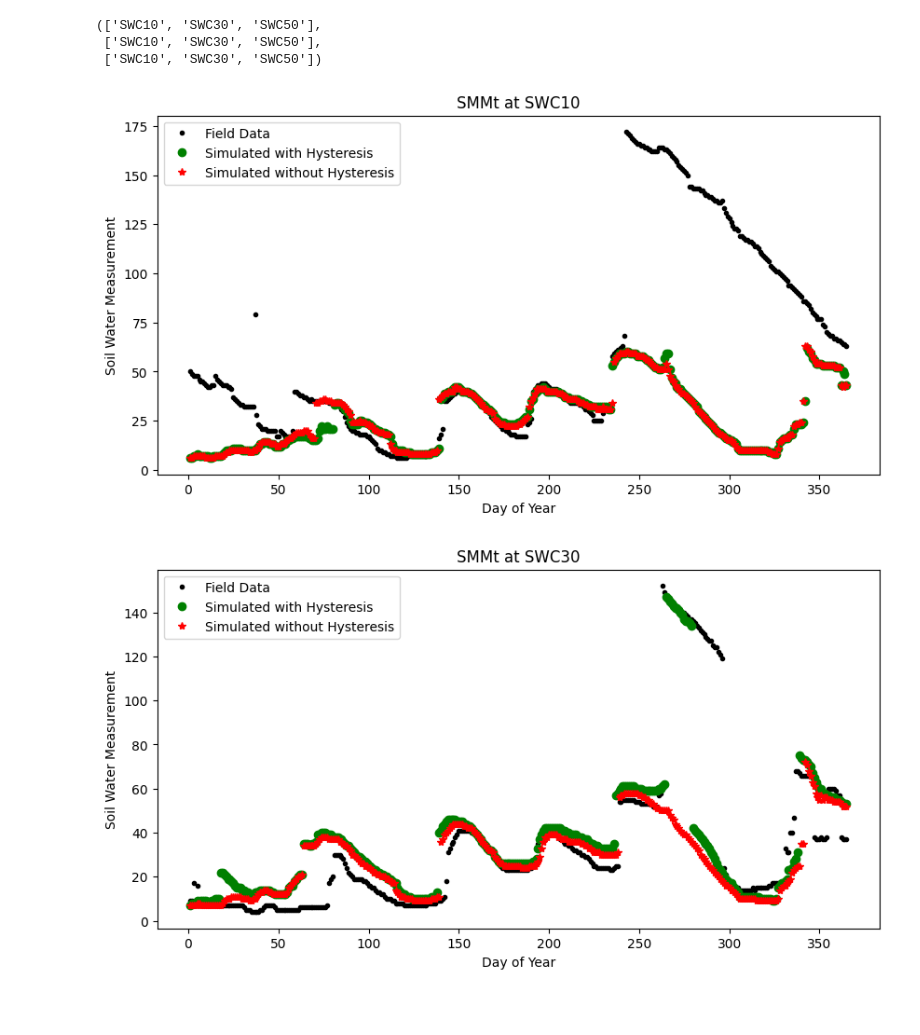
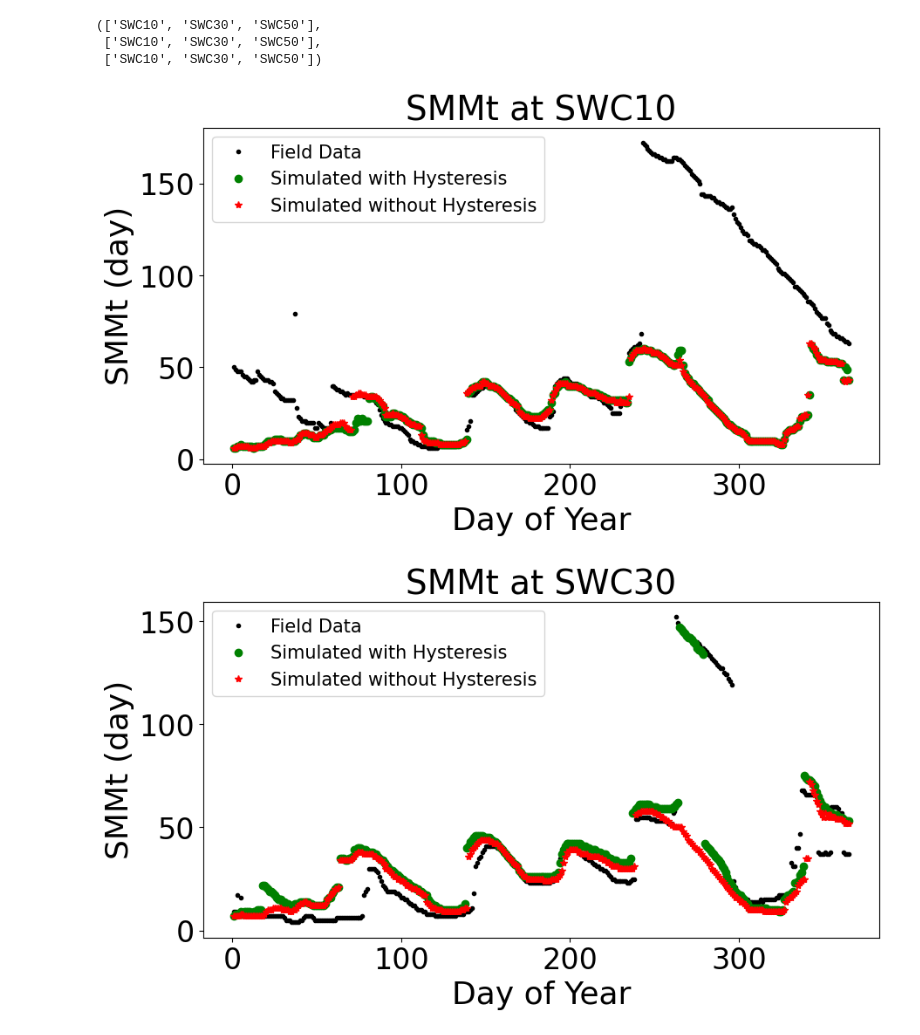
Before and after one commit to SIMA-SOIL/SIMA-SOIL, a Jupyter notebook: time series charts.ipynb, the cells around one changed output. Drawn from its saved outputs; the diff is of its cells as text; code cells hidden in the pictures; blank space fills up the shorter version.

```diff
--- a/time series charts.ipynb
+++ b/time series charts.ipynb
@@ -56,29 +65,31 @@ field_sheet_names, hysteresis_sheet_names, nohysteresis_sheet_names
 # %%
 import pandas as pd
 import matplotlib.pyplot as plt
 
 field_sheets = pd.read_excel('SMM_Field.xlsx', sheet_name=None)
 hysteresis_sheets = pd.read_excel('SMM_Hysteresis.xlsx', sheet_name=None)
 nohysteresis_sheets = pd.read_excel('SMM_NoHysteresis.xlsx', sheet_name=None)
 
 # Extract the sheet names
 sheet_names = list(field_sheets.keys())
 
 # Plotting time series for each depth separately
 for sheet in sheet_names:
     field_df = field_sheets[sheet]
     hysteresis_df = hysteresis_sheets[sheet]
     nohysteresis_df = nohysteresis_sheets[sheet]
 
     plt.figure(figsize=(10, 5))
     plt.plot(field_df['DoY'], field_df['t_SMM'], label='Field Data', marker='.', linestyle='', color='black')
     plt.plot(hysteresis_df['DoY'], hysteresis_df['t_SMM'], label='Simulated with Hysteresis', color='green', marker='o', linestyle='')
     plt.plot(nohysteresis_df['DoY'], nohysteresis_df['t_SMM'], label='Simulated without Hysteresis', marker='*', linestyle='', color='red')
-    plt.title(f'SMMt at {sheet}')
-    plt.xlabel('Day of Year')
-    plt.ylabel('Soil Water Measurement')
+    plt.title(f'SMMt at {sheet}', fontsize=28)
+    plt.xlabel('Day of Year', fontsize=26)
+    plt.ylabel('SMMt (day)', fontsize=26)
+    plt.tick_params(axis='x', labelsize=24)
+    plt.tick_params(axis='y', labelsize=24)
     plt.legend()
     plt.show()
 # %% [output]
-[figure, old version]
+[figure, new version]
-[figure, old version]
+[figure, new version]
```
Also changed, not shown: parts of 2 cells of this notebook.
